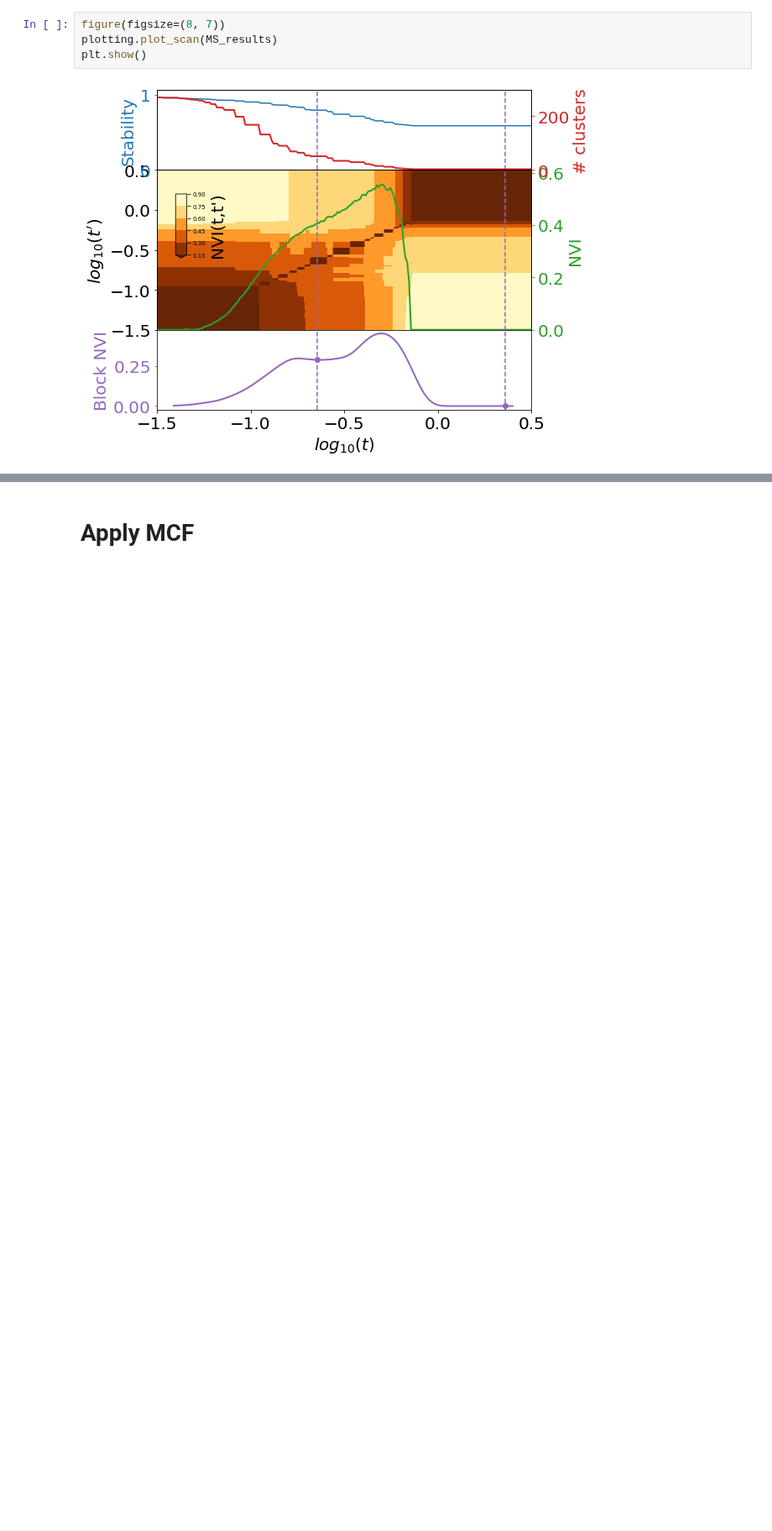
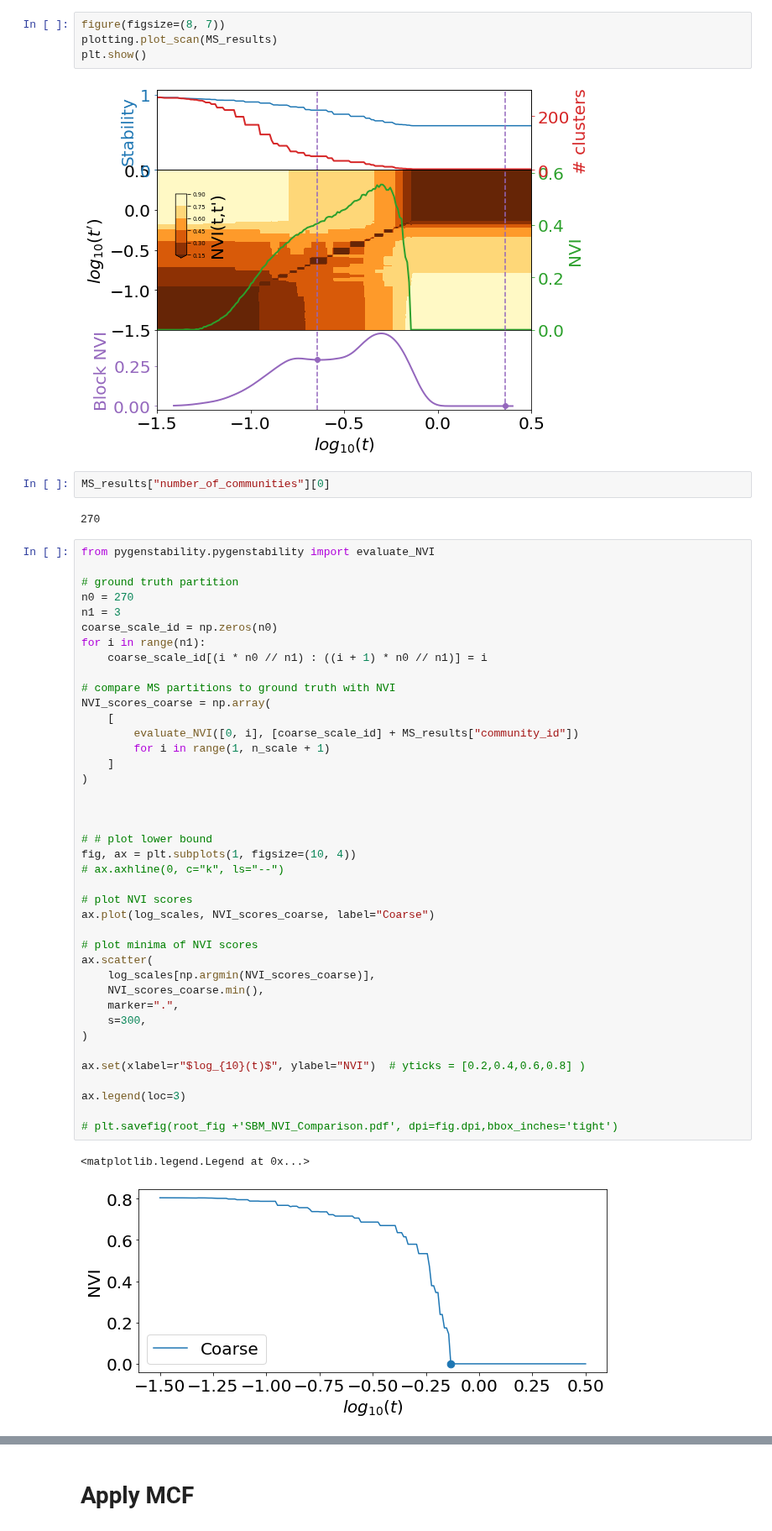
Before and after one commit to barahona-research-group/MCF, a Jupyter notebook: paper/2303_sSBM.ipynb, the cells around one changed output, grey strips where cells are left out. Shown at 84% size. Drawn from its saved outputs; the diff is of its cells as text; blank space fills up the shorter version.

```diff
--- a/paper/2303_sSBM.ipynb
+++ b/paper/2303_sSBM.ipynb
@@ -74,3 +69,50 @@ plotting.plot_scan(MS_results)
 plt.show()
 # %% [output]
 [figure]
+# %%
+MS_results["number_of_communities"][0]
+# %% [output]
+270
+# %%
+from pygenstability.pygenstability import evaluate_NVI
+
+# ground truth partition
+n0 = 270
+n1 = 3
+coarse_scale_id = np.zeros(n0)
+for i in range(n1):
+    coarse_scale_id[(i * n0 // n1) : ((i + 1) * n0 // n1)] = i
+
+# compare MS partitions to ground truth with NVI
+NVI_scores_coarse = np.array(
+    [
+        evaluate_NVI([0, i], [coarse_scale_id] + MS_results["community_id"])
+        for i in range(1, n_scale + 1)
+    ]
+)
+
+
+
+# # plot lower bound
+fig, ax = plt.subplots(1, figsize=(10, 4))
+# ax.axhline(0, c="k", ls="--")
+
+# plot NVI scores
+ax.plot(log_scales, NVI_scores_coarse, label="Coarse")
+
+# plot minima of NVI scores
+ax.scatter(
+    log_scales[np.argmin(NVI_scores_coarse)],
+    NVI_scores_coarse.min(),
+    marker=".",
+    s=300,
+)
+
+ax.set(xlabel=r"$log_{10}(t)$", ylabel="NVI")  # yticks = [0.2,0.4,0.6,0.8] )
+
+ax.legend(loc=3)
+
+# plt.savefig(root_fig +'SBM_NVI_Comparison.pdf', dpi=fig.dpi,bbox_inches='tight')
+# %% [output]
+<matplotlib.legend.Legend at 0x...>
+[figure, added]
```
Also changed, not shown: parts of 7 cells of this notebook, 3 other files.
